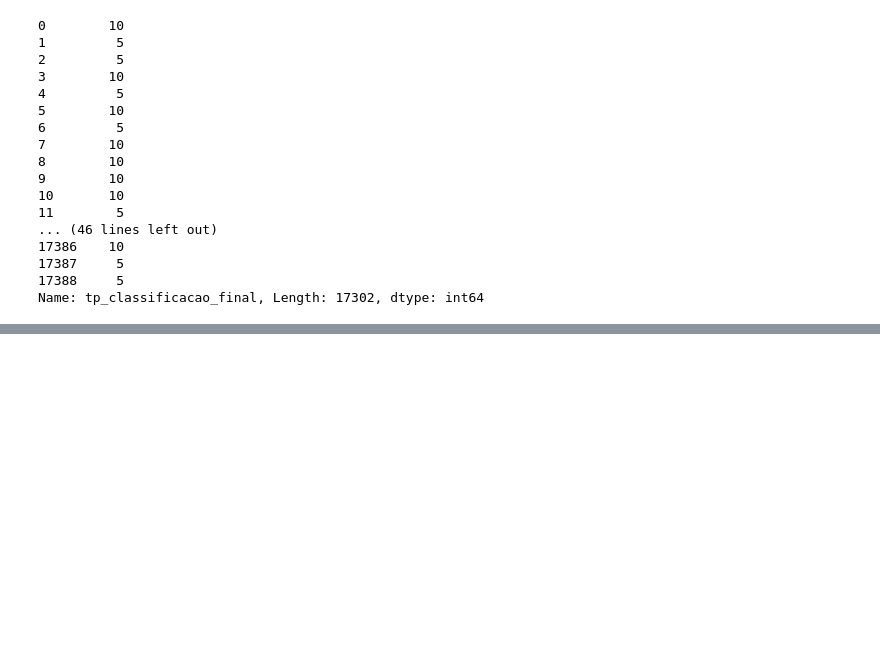
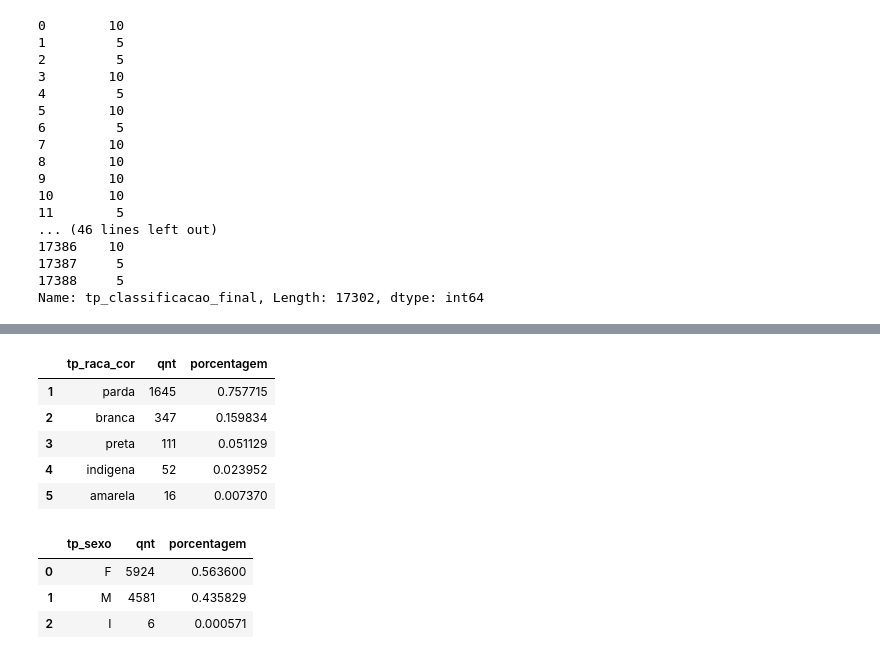
Before and after one commit to eduardoluiz7/2018-1-projeto-xo-mosquito, a Jupyter notebook: projeto-xo-mosquito.ipynb, the cells around one changed output, grey strips where cells are left out. Drawn from its saved outputs; the diff is of its cells as text; code cells hidden in the pictures; blank space fills up the shorter version.

```diff
--- a/projeto-xo-mosquito.ipynb
+++ b/projeto-xo-mosquito.ipynb
@@ -328,7 +352,7 @@ Name: tp_raca_cor, dtype: int64
 # %%
 dict_raca = {1 : 'branca', 2: 'preta', 3:'amarela', 4:'parda', 5: 'indigena', 9:'ignorado'}
 
-df_estudo = df_estudo.dropna(how = 'any',1)
+df_estudo = df_estudo.dropna(how = 'any',axis = 0)
 df_estudo['tp_raca_cor'] = df_estudo.apply(lambda x: dict_raca[x['tp_raca_cor']], axis = 1)
 # '1- branca, 2- preta, 3- '
 # 'amarela, 4- parda, 5- '
@@ -337,0 +360,3 @@ KeyError: (nan, 'occurred at index 9')
+# %%
+df_estudo = df_estudo['tp_raca_cor'].value_counts().reset_index()
+df_estudo['index'] = df_estudo['index'].astype('category')
@@ -337,0 +373,3 @@ KeyError: (nan, 'occurred at index 9')
+# %%
+# Retirando os ignorados
+df_estudo = df_estudo.drop(0)
@@ -337,0 +385,28 @@ KeyError: (nan, 'occurred at index 9')
+# %%
+df_estudo['P'] = df_estudo.apply(lambda x: x['tp_raca_cor'] / df_estudo['tp_raca_cor'].sum(), axis = 1)
+# %%
+df_estudo = df_estudo.rename(index = str, columns={'index': 'tp_raca_cor', 'tp_raca_cor': 'qnt', 'P': 'porcentagem'})
+df_estudo
+# %% [output]
+|  | tp_raca_cor | qnt | porcentagem |
+| 1 | parda | 1645 | 0.757715 |
+| 2 | branca | 347 | 0.159834 |
+| 3 | preta | 111 | 0.051129 |
+| 4 | indigena | 52 | 0.023952 |
+| 5 | amarela | 16 | 0.007370 |
+# %%
+df_sexo = df_dengue[['tp_sexo', 'resultados']]
+df_sexo = df_sexo[df_sexo['resultados'] == 1]
+df_sexo = df_sexo.dropna(how = 'any',axis = 0)
+df_sexo['tp_sexo'] = df_sexo['tp_sexo'].astype('category')
+df_sexo = df_sexo['tp_sexo'].value_counts().reset_index()
+
+df_sexo['porcentagem'] = df_sexo.apply(lambda x: x['tp_sexo'] / df_sexo['tp_sexo'].sum(), axis = 1)
+df_sexo = df_sexo.rename(index = str, columns={'index': 'tp_sexo', 'tp_sexo': 'qnt'})
+df_sexo['tp_sexo'] = df_sexo['tp_sexo'].astype('category')
+df_sexo
+# %% [output]
+|  | tp_sexo | qnt | porcentagem |
+| 0 | F | 5924 | 0.563600 |
+| 1 | M | 4581 | 0.435829 |
+| 2 | I | 6 | 0.000571 |
```
Also changed, not shown: parts of 27 cells of this notebook, 1 other file.
